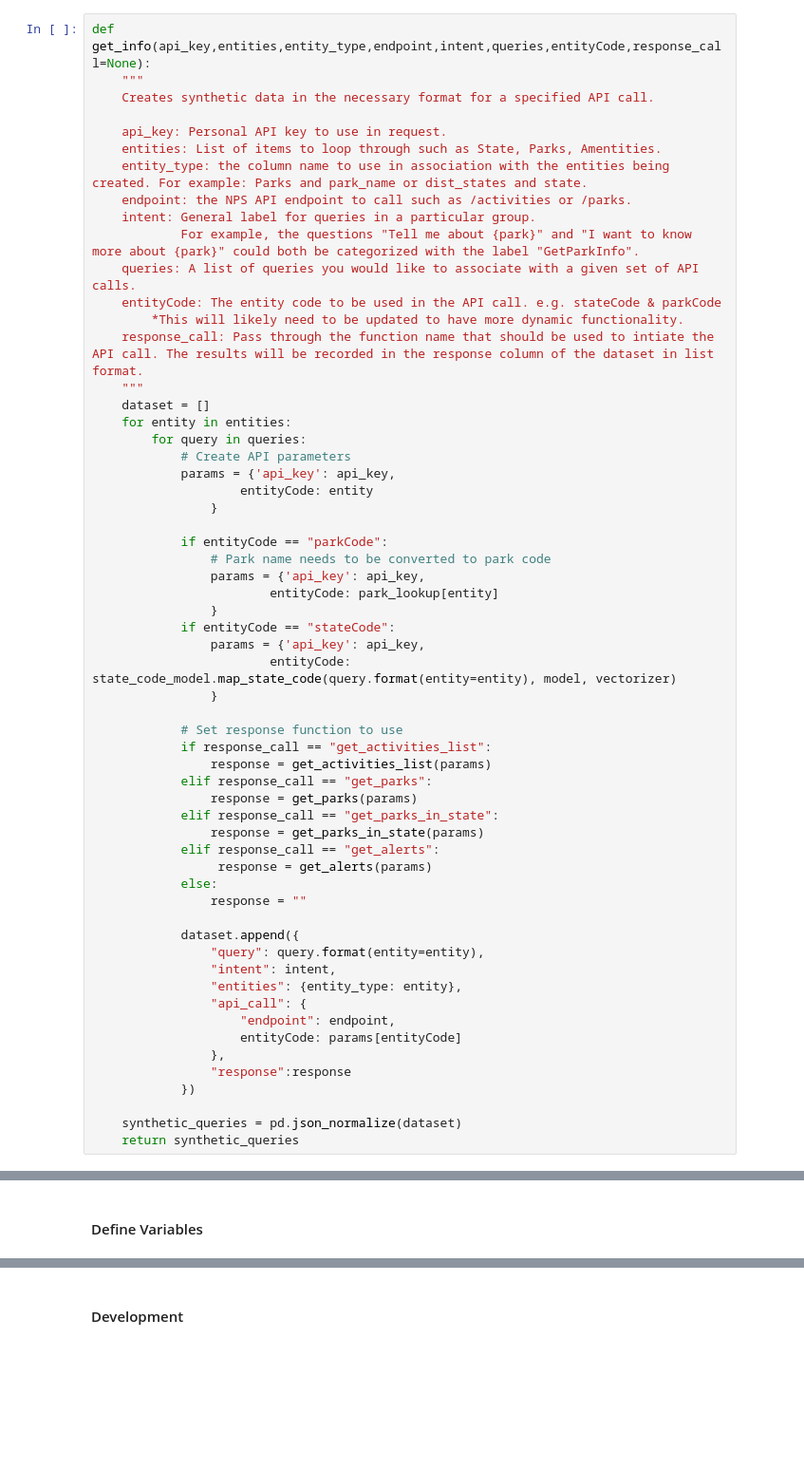
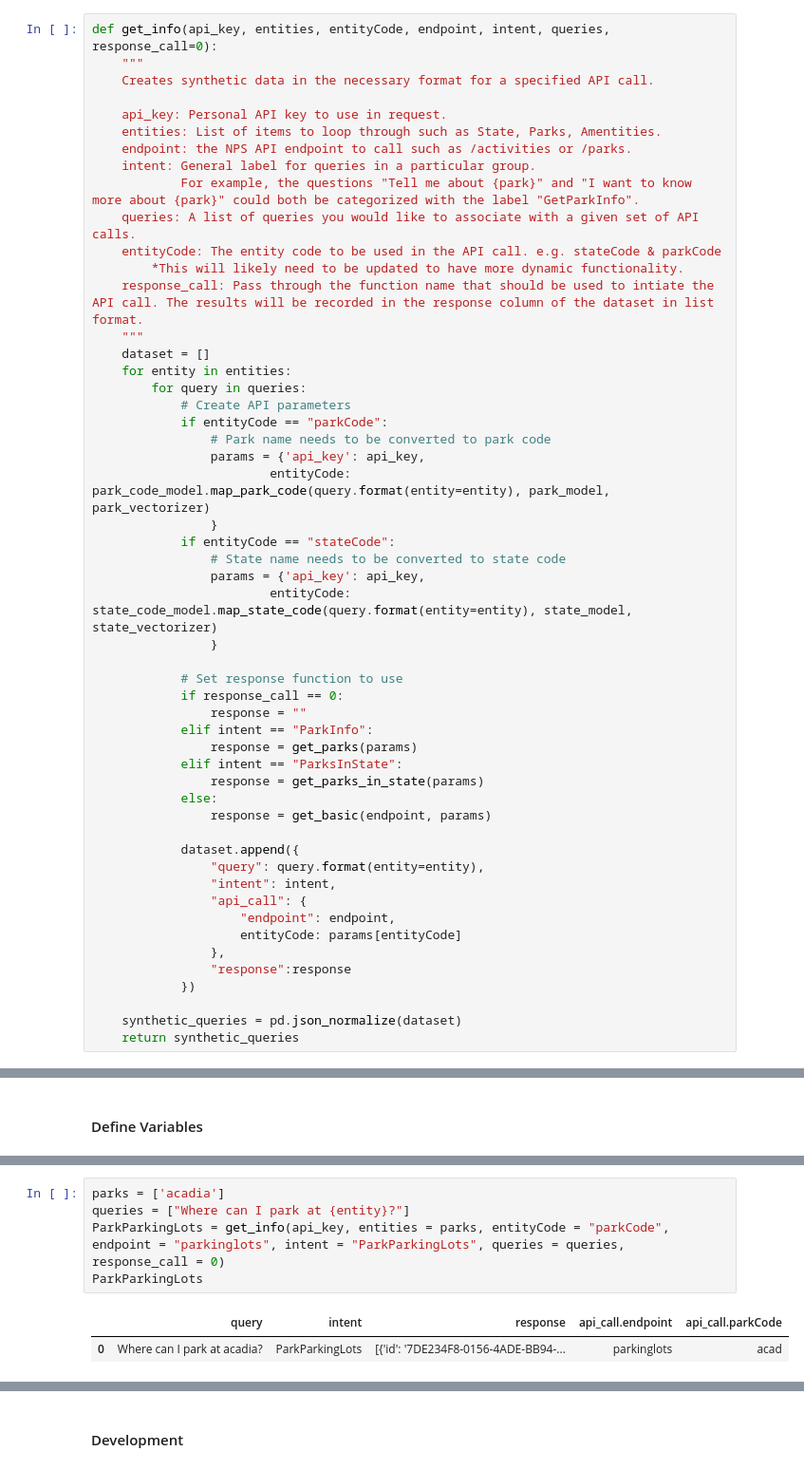
Before and after one commit to nblakkanesser/MADS_Capstone, a Jupyter notebook: Data_API/input_data.ipynb, the cells around one changed output, grey strips where cells are left out. Shown at 95% size. Saved outputs shown, nothing was run; the diff lists cells and outputs as text; blank space fills up the shorter version.

```diff
--- a/Data_API/input_data.ipynb
+++ b/Data_API/input_data.ipynb
@@ -98,11 +103,10 @@ def get_alerts(params):
 # %%
-def get_info(api_key,entities,entity_type,endpoint,intent,queries,entityCode,response_call=None):
+def get_info(api_key, entities, entityCode, endpoint, intent, queries, response_call=0):
     """
     Creates synthetic data in the necessary format for a specified API call.
 
     api_key: Personal API key to use in request.
     entities: List of items to loop through such as State, Parks, Amentities.
-    entity_type: the column name to use in association with the entities being created. For example: Parks and park_name or dist_states and state.
     endpoint: the NPS API endpoint to call such as /activities or /parks.
     intent: General label for queries in a particular group.
             For example, the questions "Tell me about {park}" and "I want to know more about {park}" could both be categorized with the label "GetParkInfo".
@@ -115,36 +119,30 @@ def get_info(api_key,entities,entity_type,endpoint,intent,queries,entityCode,res
     for entity in entities:
         for query in queries:
             # Create API parameters
-            params = {'api_key': api_key,
-                    entityCode: entity
-                }
-
             if entityCode == "parkCode":
                 # Park name needs to be converted to park code
                 params = {'api_key': api_key,
-                        entityCode: park_lookup[entity]
+                        entityCode: park_code_model.map_park_code(query.format(entity=entity), park_model, park_vectorizer)
                 }
             if entityCode == "stateCode":
+                # State name needs to be converted to state code
                 params = {'api_key': api_key,
-                        entityCode: state_code_model.map_state_code(query.format(entity=entity), model, vectorizer)
+                        entityCode: state_code_model.map_state_code(query.format(entity=entity), state_model, state_vectorizer)
                 }
 
             # Set response function to use
-            if response_call == "get_activities_list":
-                response = get_activities_list(params)
-            elif response_call == "get_parks":
+            if response_call == 0:
+                response = ""
+            elif intent == "ParkInfo":
                 response = get_parks(params)
-            elif response_call == "get_parks_in_state":
+            elif intent == "ParksInState":
                 response = get_parks_in_state(params)
-            elif response_call == "get_alerts":
-                 response = get_alerts(params)
             else:
-                response = ""
+                response = get_basic(endpoint, params)
 
             dataset.append({
                 "query": query.format(entity=entity),
                 "intent": intent,
-                "entities": {entity_type: entity},
                 "api_call": {
                     "endpoint": endpoint,
                     entityCode: params[entityCode]
@@ -232,0 +187,8 @@ synthetic_queries_df
+# %%
+parks = ['acadia']
+queries = ["Where can I park at {entity}?"]
+ParkParkingLots = get_info(api_key, entities = parks, entityCode = "parkCode", endpoint = "parkinglots", intent = "ParkParkingLots", queries = queries, response_call = 0)
+ParkParkingLots
+# %% [output]
+|  | query | intent | response | api_call.endpoint | api_call.parkCode |
+| 0 | Where can I park at acadia? | ParkParkingLots | [{'id': '7DE234F8-0156-4ADE-BB94-... | parkinglots | acad |
```
Also changed, not shown: parts of 16 cells of this notebook, 6 other files.
